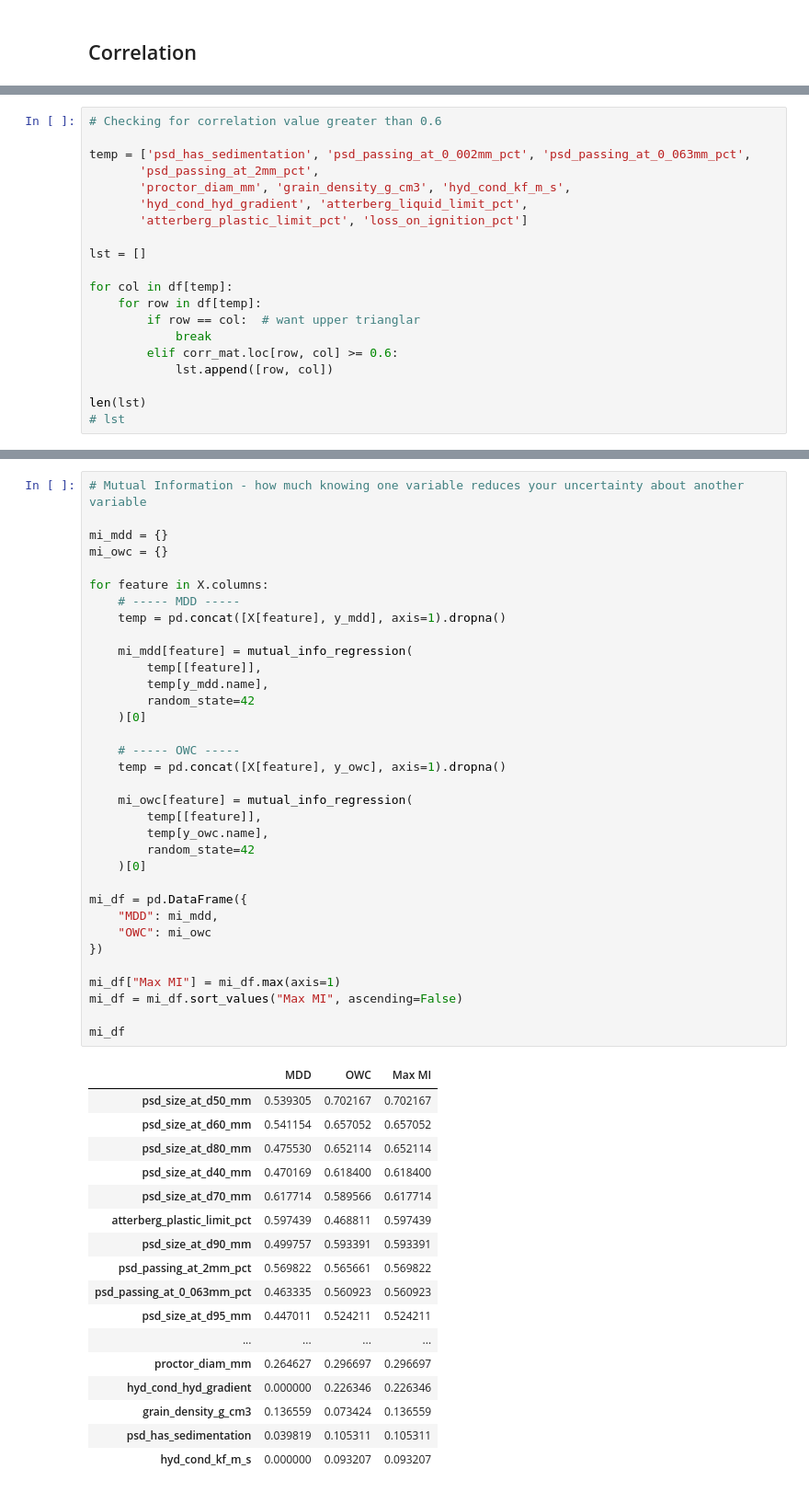
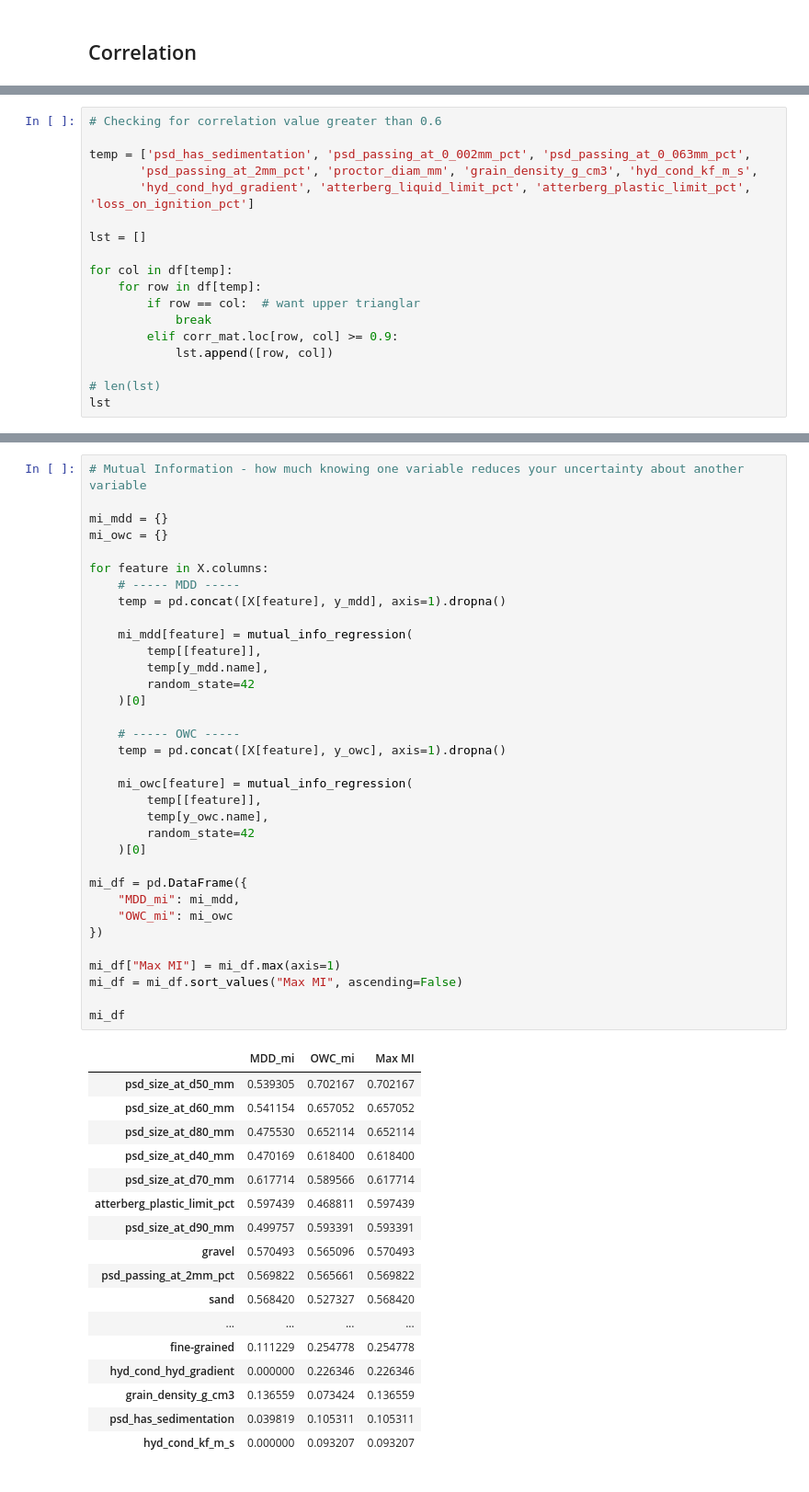
Before and after one commit to jkmathilda/proctor_prediction, a Jupyter notebook: data_analysis.ipynb, the cells around one changed output, grey strips where cells are left out. Shown at 92% size. Drawn from its saved outputs; the diff is of its cells as text.

```diff
--- a/data_analysis.ipynb
+++ b/data_analysis.ipynb
@@ -65,10 +78,8 @@ corr_mat
 # Checking for correlation value greater than 0.6
 
 temp = ['psd_has_sedimentation', 'psd_passing_at_0_002mm_pct', 'psd_passing_at_0_063mm_pct',
-       'psd_passing_at_2mm_pct',
-       'proctor_diam_mm', 'grain_density_g_cm3', 'hyd_cond_kf_m_s',
-       'hyd_cond_hyd_gradient', 'atterberg_liquid_limit_pct',
-       'atterberg_plastic_limit_pct', 'loss_on_ignition_pct']
+       'psd_passing_at_2mm_pct', 'proctor_diam_mm', 'grain_density_g_cm3', 'hyd_cond_kf_m_s',
+       'hyd_cond_hyd_gradient', 'atterberg_liquid_limit_pct', 'atterberg_plastic_limit_pct', 'loss_on_ignition_pct']
 
 lst = []
 
@@ -76,9 +87,9 @@ for col in df[temp]:
     for row in df[temp]:
         if row == col:  # want upper trianglar
             break
-        elif corr_mat.loc[row, col] >= 0.6:
+        elif corr_mat.loc[row, col] >= 0.9:
             lst.append([row, col])
 
-len(lst)
-# lst
+# len(lst)
+lst
 # %% [output]
@@ -126,36 +174,36 @@ spearman_df
 mi_mdd = {}
 mi_owc = {}
 
 for feature in X.columns:
     # ----- MDD -----
     temp = pd.concat([X[feature], y_mdd], axis=1).dropna()
 
     mi_mdd[feature] = mutual_info_regression(
         temp[[feature]],
         temp[y_mdd.name],
         random_state=42
     )[0]
 
     # ----- OWC -----
     temp = pd.concat([X[feature], y_owc], axis=1).dropna()
 
     mi_owc[feature] = mutual_info_regression(
         temp[[feature]],
         temp[y_owc.name],
         random_state=42
     )[0]
 
 mi_df = pd.DataFrame({
-    "MDD": mi_mdd,
-    "OWC": mi_owc
+    "MDD_mi": mi_mdd,
+    "OWC_mi": mi_owc
 })
 
 mi_df["Max MI"] = mi_df.max(axis=1)
 mi_df = mi_df.sort_values("Max MI", ascending=False)
 
 mi_df
 # %% [output]
-|  | MDD | OWC | Max MI |
+|  | MDD_mi | OWC_mi | Max MI |
 | psd_size_at_d50_mm | 0.539305 | 0.702167 | 0.702167 |
 | psd_size_at_d60_mm | 0.541154 | 0.657052 | 0.657052 |
 | psd_size_at_d80_mm | 0.475530 | 0.652114 | 0.652114 |
@@ -163,11 +211,11 @@ mi_df
 | psd_size_at_d70_mm | 0.617714 | 0.589566 | 0.617714 |
 | atterberg_plastic_limit_pct | 0.597439 | 0.468811 | 0.597439 |
 | psd_size_at_d90_mm | 0.499757 | 0.593391 | 0.593391 |
+| gravel | 0.570493 | 0.565096 | 0.570493 |
 | psd_passing_at_2mm_pct | 0.569822 | 0.565661 | 0.569822 |
-| psd_passing_at_0_063mm_pct | 0.463335 | 0.560923 | 0.560923 |
-| psd_size_at_d95_mm | 0.447011 | 0.524211 | 0.524211 |
+| sand | 0.568420 | 0.527327 | 0.568420 |
 | ... | ... | ... | ... |
-| proctor_diam_mm | 0.264627 | 0.296697 | 0.296697 |
+| fine-grained | 0.111229 | 0.254778 | 0.254778 |
 | hyd_cond_hyd_gradient | 0.000000 | 0.226346 | 0.226346 |
 | grain_density_g_cm3 | 0.136559 | 0.073424 | 0.136559 |
 | psd_has_sedimentation | 0.039819 | 0.105311 | 0.105311 |
```
Also changed, not shown: parts of 19 cells of this notebook, 1 other file.
